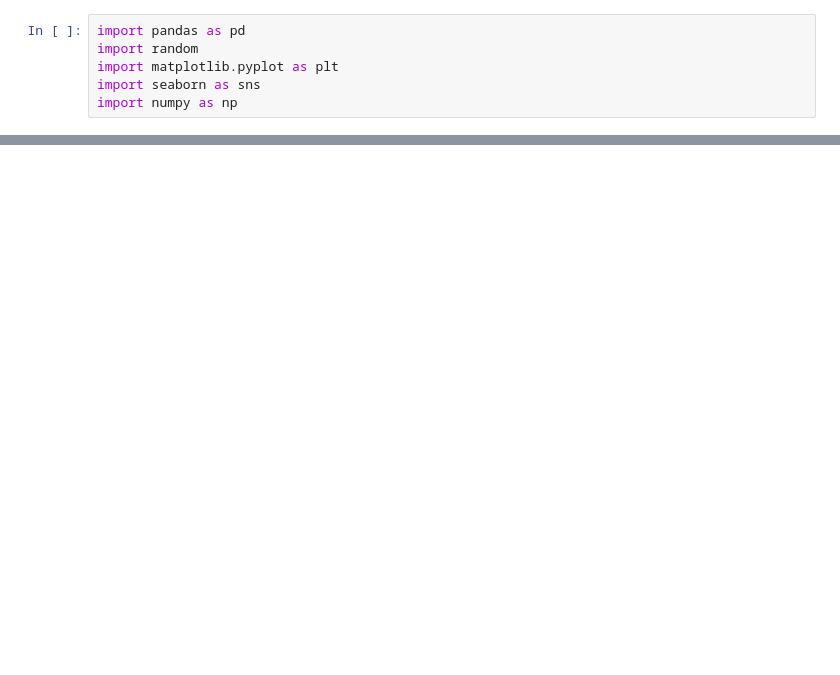
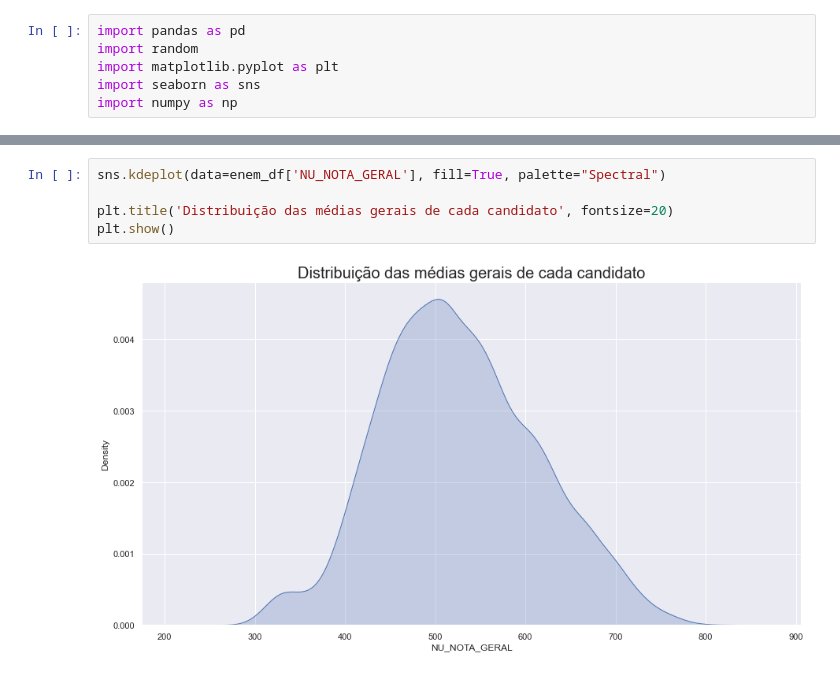
Before and after one commit to kailanefelix/enem-data-analysis, a Jupyter notebook: grades_analysis.ipynb, the cells around one changed output, grey strips where cells are left out. Saved outputs shown, nothing was run; the diff lists cells and outputs as text; blank space fills up the shorter version.

```diff
--- a/grades_analysis.ipynb
+++ b/grades_analysis.ipynb
@@ -26,0 +73,7 @@ enem_df.head()
+# %%
+sns.kdeplot(data=enem_df['NU_NOTA_GERAL'], fill=True, palette="Spectral")
+
+plt.title('Distribuição das médias gerais de cada candidato', fontsize=20)
+plt.show()
+# %% [output]
+[figure, added]
```
Also changed, not shown: parts of 16 cells of this notebook.
